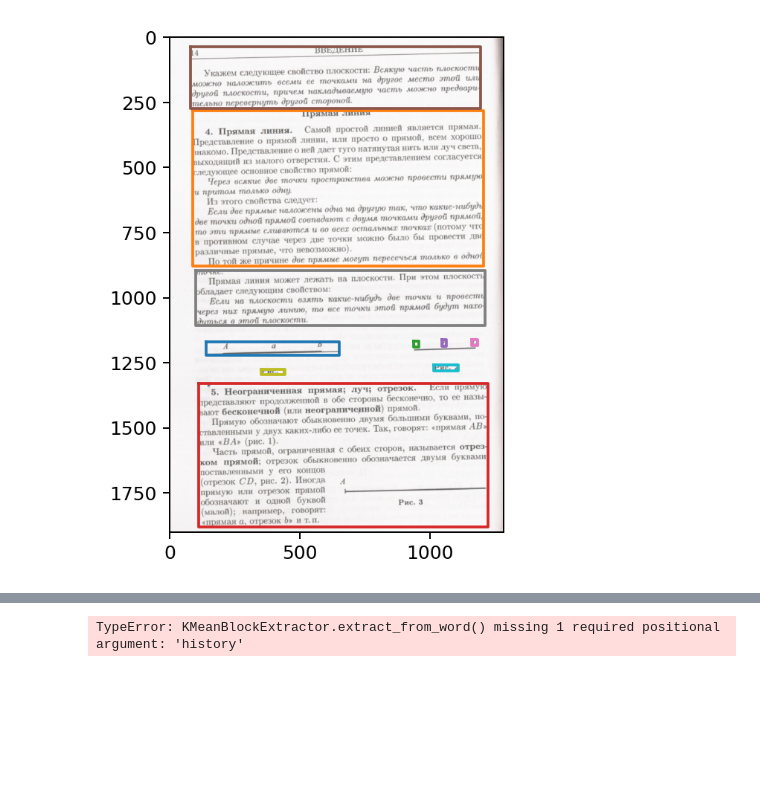
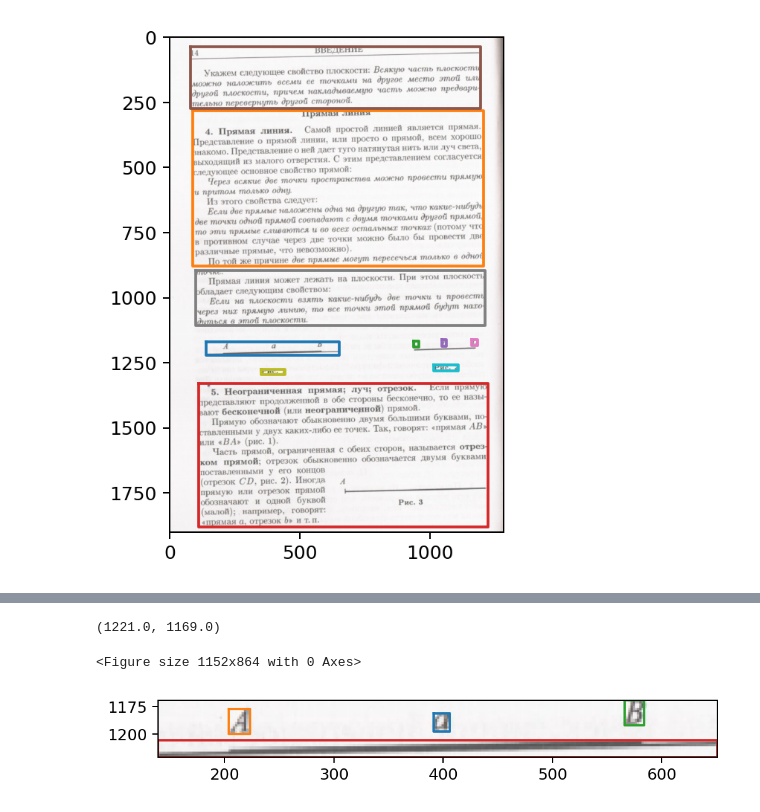
Before and after one commit to Dann38/ImgDoc, a Jupyter notebook: examples/block extractor.ipynb, the cells around one changed output, grey strips where cells are left out. Saved outputs shown, nothing was run; the diff lists cells and outputs as text; code cells hidden in the pictures; blank space fills up the shorter version.

```diff
--- a/examples/block extractor.ipynb
+++ b/examples/block extractor.ipynb
@@ -96,26 +96,28 @@ for block in history["no_join_blocks"]:
 # %%
 
 blocki = blocks[0]
-blocks2 = kmeanext.extract_from_word(blocki.words)
+blocks2 = kmeanext.extract_from_word(blocki.words, {})
 plt.figure(dpi=180)
 color = ["g", "y", "k", "r"]
 plt.figure(dpi=180)
 plt.imshow(image.img)
 for block in blocks2:
     x0 = block.segment.x_top_left
     y0 = block.segment.y_top_left
     x1 = block.segment.x_bottom_right
     y1 = block.segment.y_bottom_right
     plt.plot([x0, x0, x1, x1, x0], [y0, y1, y1, y0, y0])
 
 x0 = blocki.segment.x_top_left
 y0 = blocki.segment.y_top_left
 x1 = blocki.segment.x_bottom_right
 y1 = blocki.segment.y_bottom_right
 plt.xlim([x0, x1])
 plt.ylim([y1, y0])
 # %% [output]
-TypeError: KMeanBlockExtractor.extract_from_word() missing 1 required positional argument: 'history'
+(1221.0, 1169.0)
+<Figure size 1152x864 with 0 Axes>
+[figure, added]
 # %%
 for word in blocki.words:
     print(word.text)
```
Also changed, not shown: parts of 2 cells of this notebook.
